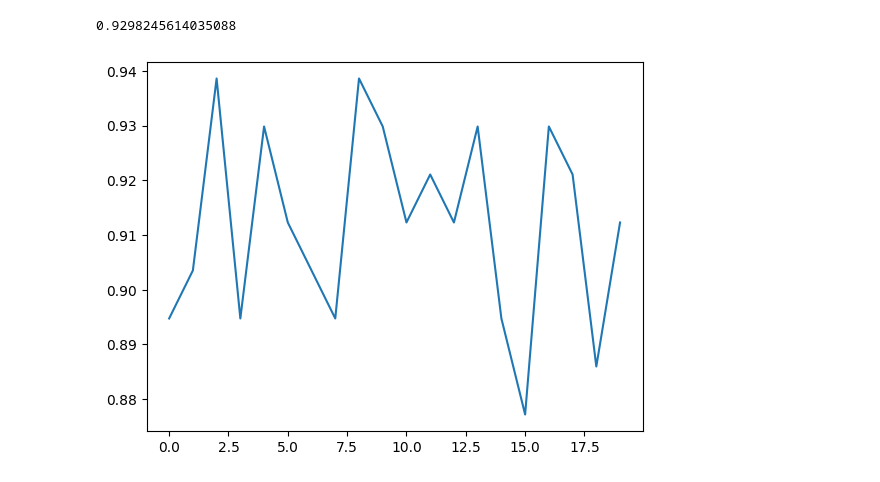
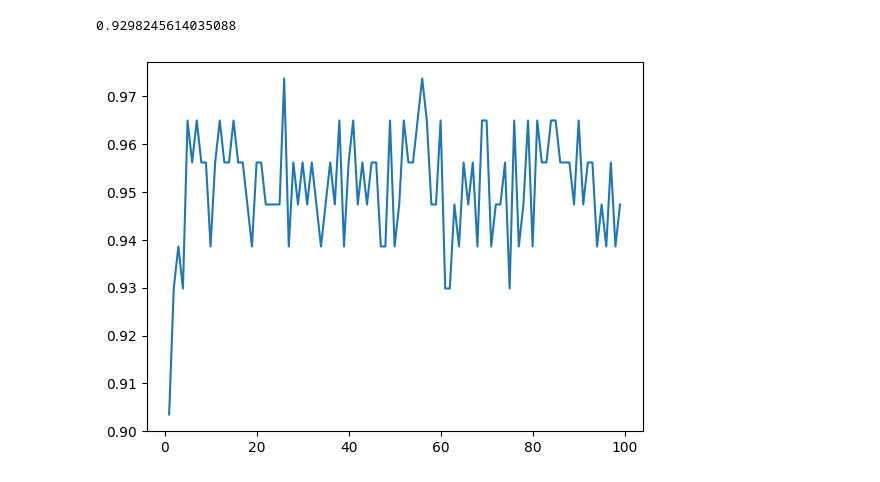
Before and after one commit to vinayak5002/ml, a Jupyter notebook: Lab-7/jibun.ipynb, the cells around one changed output. Drawn from its saved outputs; the diff is of its cells as text; code cells hidden in the pictures.

```diff
--- a/Lab-7/jibun.ipynb
+++ b/Lab-7/jibun.ipynb
@@ -59,8 +59,8 @@ metrics.accuracy_score(y_test, y_pred)
 # %%
 accs = []
 
-for i in range(20):
-    clf = DecisionTreeClassifier(max_depth= 15)
+for i in range(1, 100):
+    clf = DecisionTreeClassifier(max_depth= i)
 
     clf.fit(X_train, y_train)
 
@@ -70,7 +70,7 @@ for i in range(20):
 # %%
 import matplotlib.pyplot as plt
 # %%
-plt.plot(range(20), accs)
+plt.plot(range(1, 100), accs)
 plt.show()
 # %% [output]
-[figure, old version]
+[figure, new version]
```
Also changed, not shown: parts of 3 cells of this notebook.
